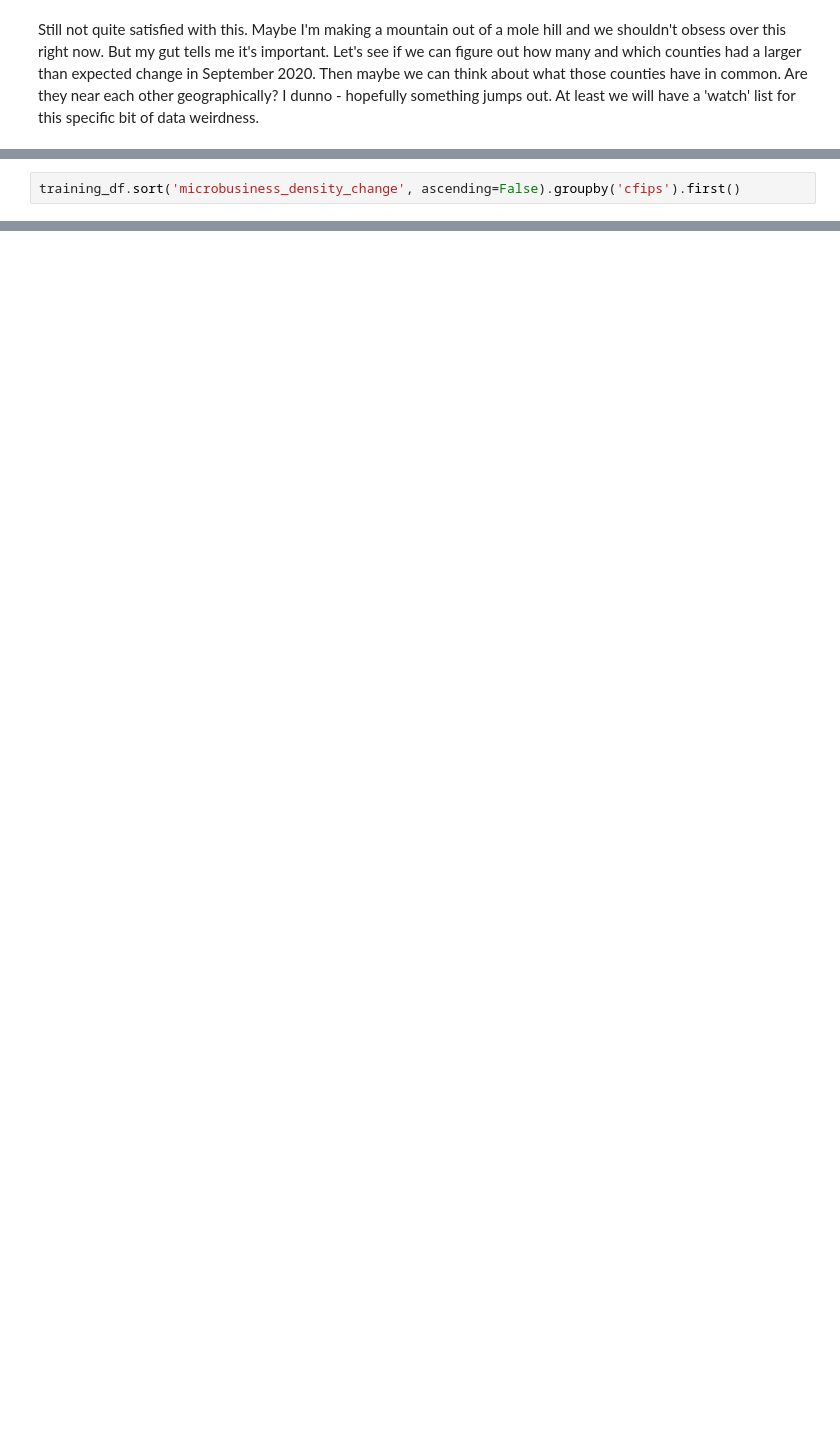
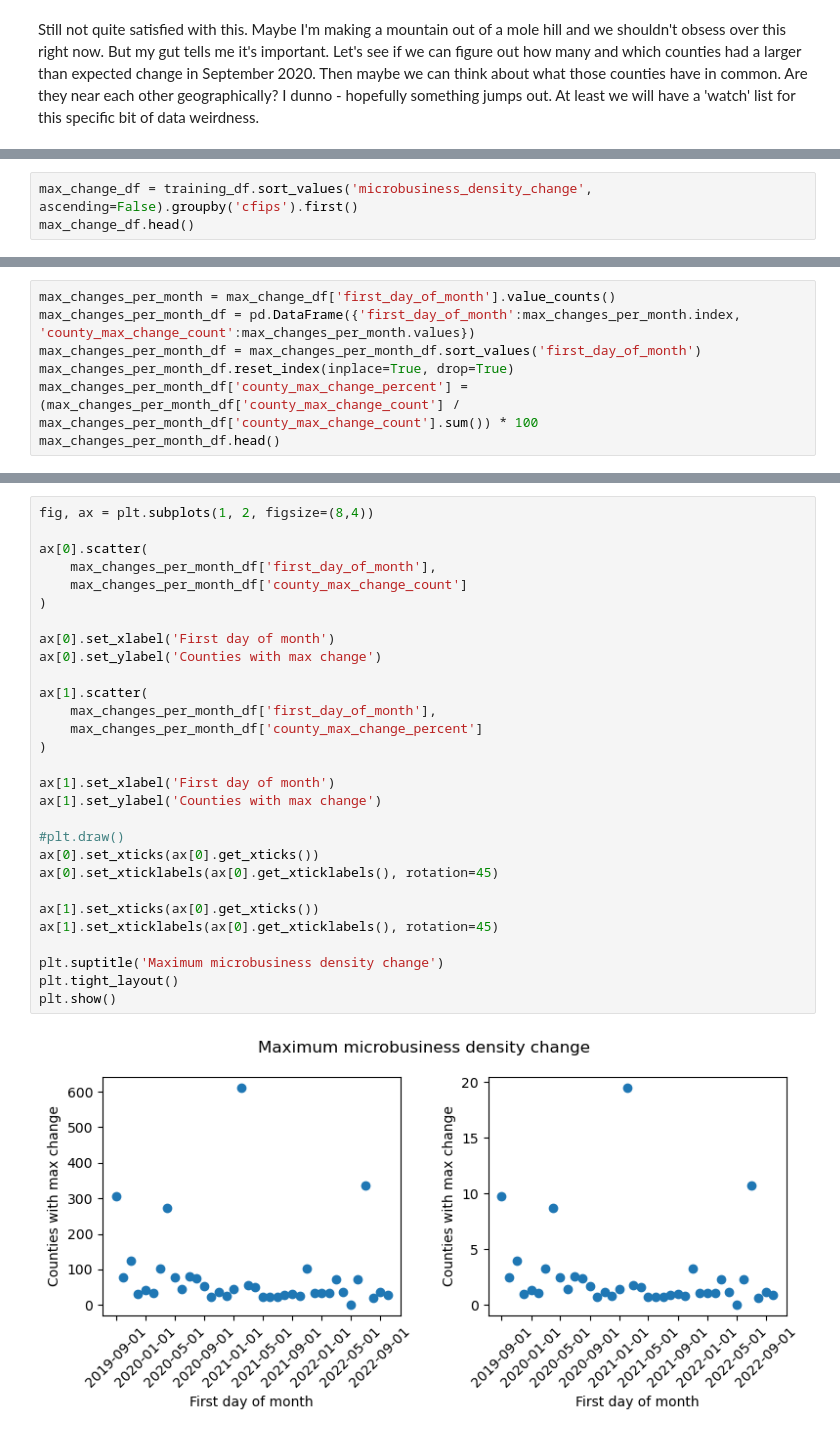
Before and after one commit to gperdrizet/kaggle_microbusiness, a Jupyter notebook: notebooks/02-data_exploration.ipynb, the cells around one changed output, grey strips where cells are left out. Drawn from its saved outputs; the diff is of its cells as text; blank space fills up the shorter version.

```diff
--- a/notebooks/02-data_exploration.ipynb
+++ b/notebooks/02-data_exploration.ipynb
@@ -704,3 +710,4 @@ Still not quite satisfied with this. Maybe I'm making a mountain out of a mole h
 # %%
-training_df.sort('microbusiness_density_change', ascending=False).groupby('cfips').first()
+max_change_df = training_df.sort_values('microbusiness_density_change', ascending=False).groupby('cfips').first()
+max_change_df.head()
 # %% [output]
@@ -716,0 +735,7 @@ training_df.head()
+# %%
+max_changes_per_month = max_change_df['first_day_of_month'].value_counts()
+max_changes_per_month_df = pd.DataFrame({'first_day_of_month':max_changes_per_month.index, 'county_max_change_count':max_changes_per_month.values})
+max_changes_per_month_df = max_changes_per_month_df.sort_values('first_day_of_month')
+max_changes_per_month_df.reset_index(inplace=True, drop=True)
+max_changes_per_month_df['county_max_change_percent'] = (max_changes_per_month_df['county_max_change_count'] / max_changes_per_month_df['county_max_change_count'].sum()) * 100
+max_changes_per_month_df.head()
@@ -716,0 +749,31 @@ training_df.head()
+# %%
+fig, ax = plt.subplots(1, 2, figsize=(8,4))
+
+ax[0].scatter(
+    max_changes_per_month_df['first_day_of_month'],
+    max_changes_per_month_df['county_max_change_count']
+)
+
+ax[0].set_xlabel('First day of month')
+ax[0].set_ylabel('Counties with max change')
+
+ax[1].scatter(
+    max_changes_per_month_df['first_day_of_month'],
+    max_changes_per_month_df['county_max_change_percent']
+)
+
+ax[1].set_xlabel('First day of month')
+ax[1].set_ylabel('Counties with max change')
+
+#plt.draw()
+ax[0].set_xticks(ax[0].get_xticks())
+ax[0].set_xticklabels(ax[0].get_xticklabels(), rotation=45)
+
+ax[1].set_xticks(ax[0].get_xticks())
+ax[1].set_xticklabels(ax[0].get_xticklabels(), rotation=45)
+
+plt.suptitle('Maximum microbusiness density change')
+plt.tight_layout()
+plt.show()
+# %% [output]
+[figure, added]
```
Also changed, not shown: parts of 17 cells of this notebook.
